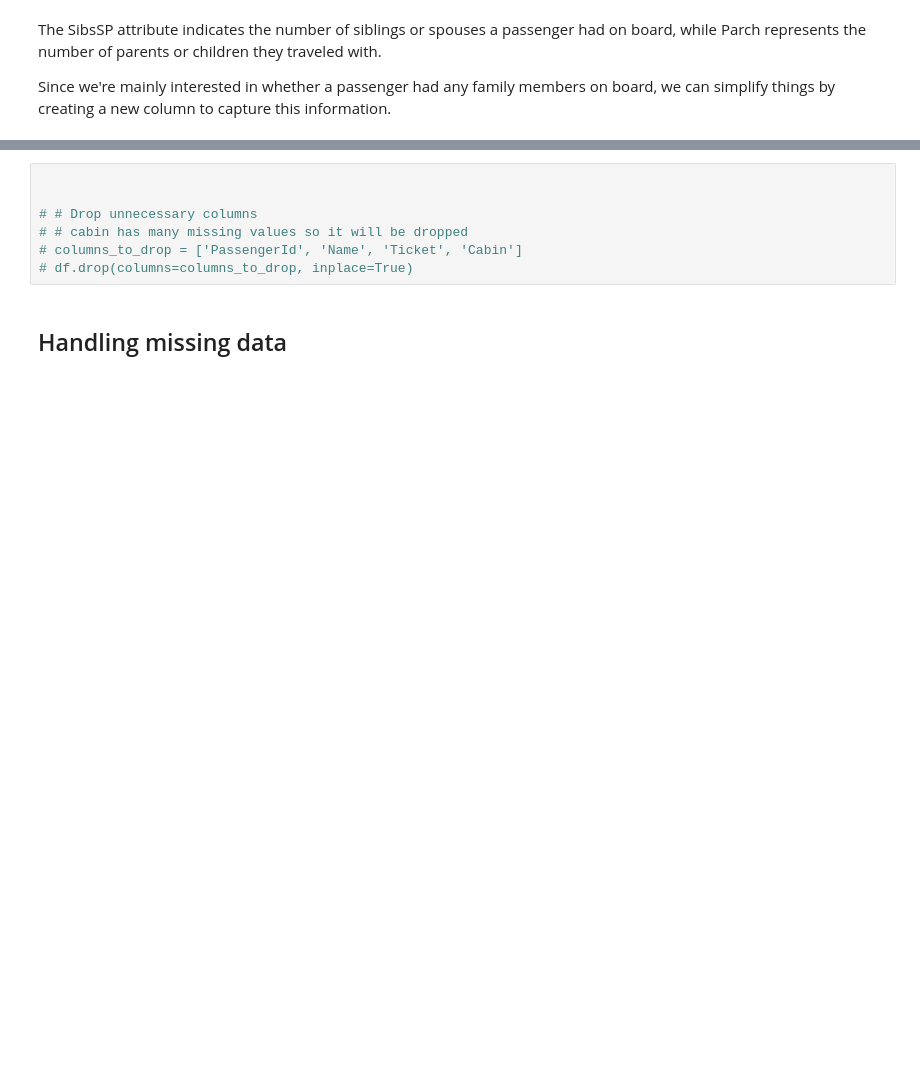
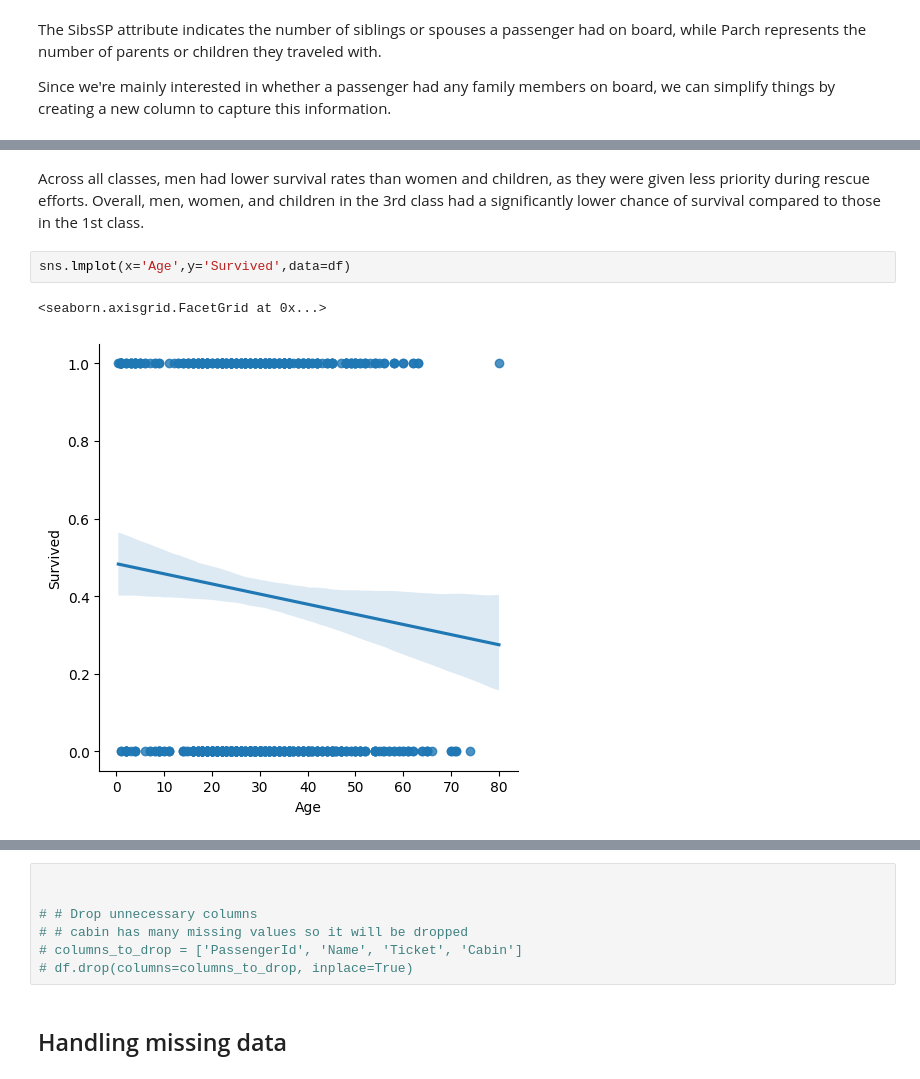
Before and after one commit to xkeyna/Data-Science-portfolio, a Jupyter notebook: titanic-eda.ipynb, the cells around one changed output, grey strips where cells are left out. Drawn from its saved outputs; the diff is of its cells as text; blank space fills up the shorter version.

```diff
--- a/titanic-eda.ipynb
+++ b/titanic-eda.ipynb
@@ -286,0 +290,7 @@ sns.catplot(x='level',data=deck_df,hue='Pclass',kind='count')
+# %% [markdown]
+Across all classes, men had lower survival rates than women and children, as they were given less priority during rescue efforts. Overall, men, women, and children in the 3rd class had a significantly lower chance of survival compared to those in the 1st class.
+# %%
+sns.lmplot(x='Age',y='Survived',data=df)
+# %% [output]
+<seaborn.axisgrid.FacetGrid at 0x...>
+[figure, added]
```
Also changed, not shown: parts of 28 cells of this notebook.
